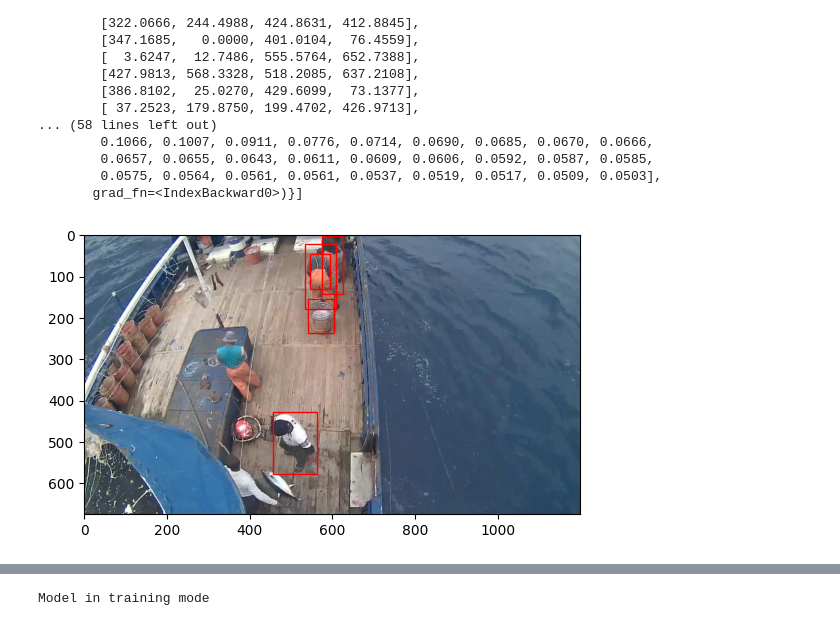
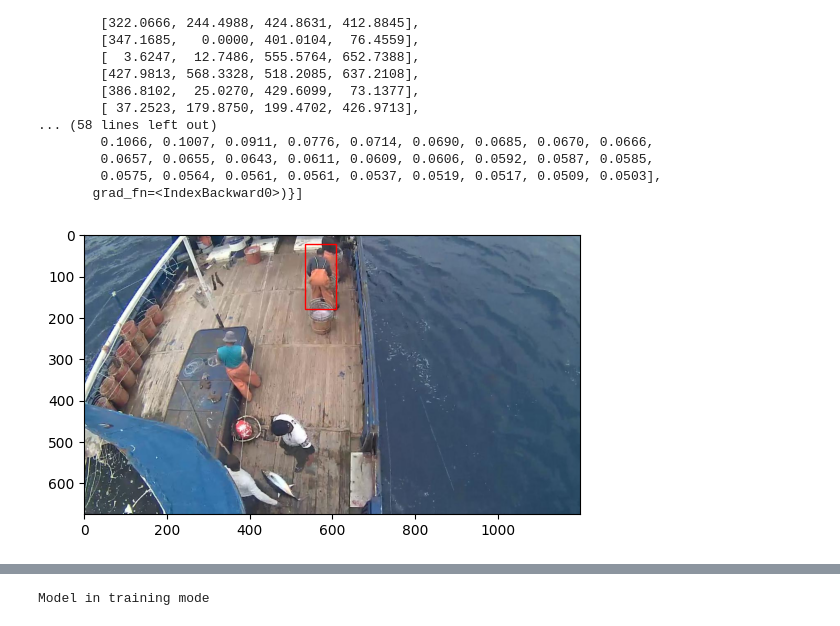
Before and after one commit to nicholasconterno/Fishnet3, a Jupyter notebook: notebooks/faster_rcnn_test.ipynb, the cells around one changed output, grey strips where cells are left out. Cells and saved outputs as stored; diff of their text form; code cells hidden in the pictures.

```diff
--- a/notebooks/faster_rcnn_test.ipynb
+++ b/notebooks/faster_rcnn_test.ipynb
@@ -79,9 +93,9 @@ print(outputs)
         0.0575, 0.0564, 0.0561, 0.0561, 0.0537, 0.0519, 0.0517, 0.0509, 0.0503],
        grad_fn=<IndexBackward0>)}]
 # %%
-display_bounding_boxes(tensor_transform(image).unsqueeze(0), outputs, thresh=0.8)
+display_bounding_boxes(tensor_transform(image).unsqueeze(0), outputs, thresh=0.98)
 # %% [output]
-[figure, old version]
+[figure, new version]
 # %%
 def calc_iou(box1: list, box2: list):
     """
```
Also changed, not shown: parts of 8 cells of this notebook, 1 other file.
